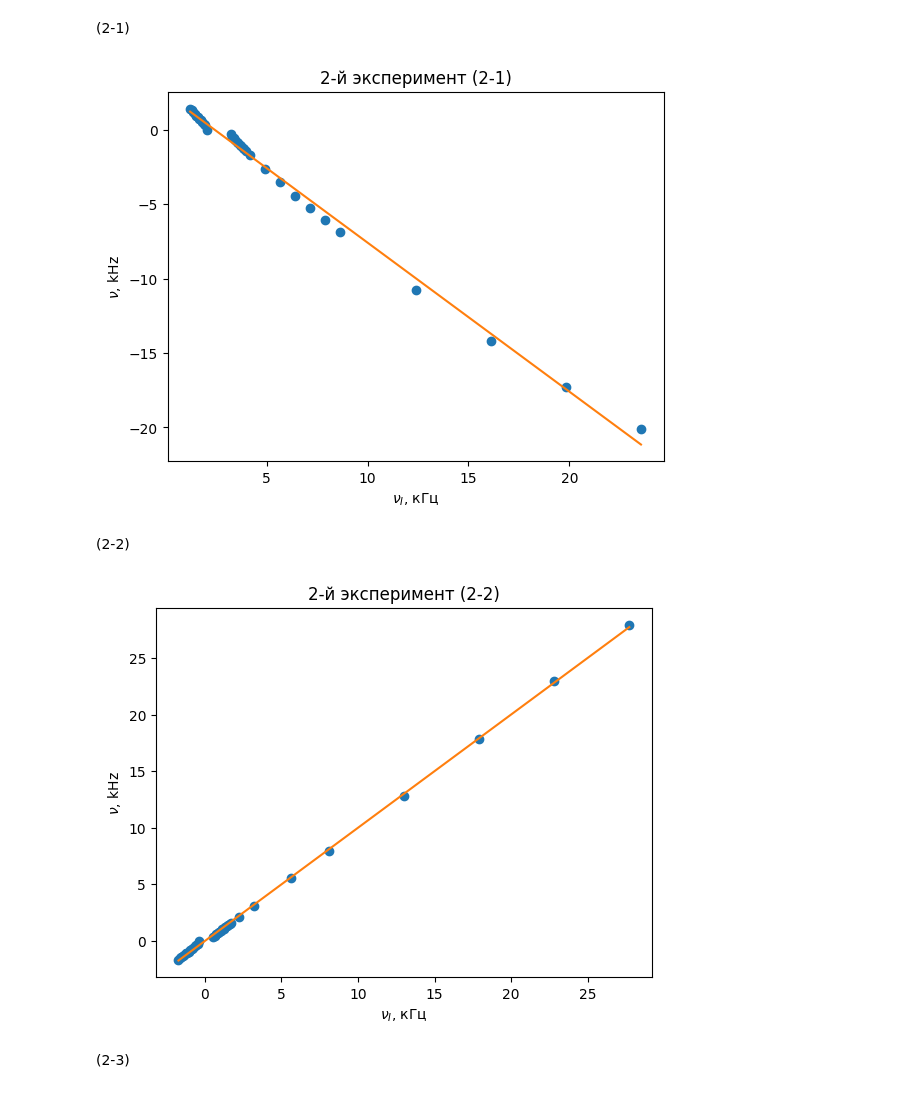
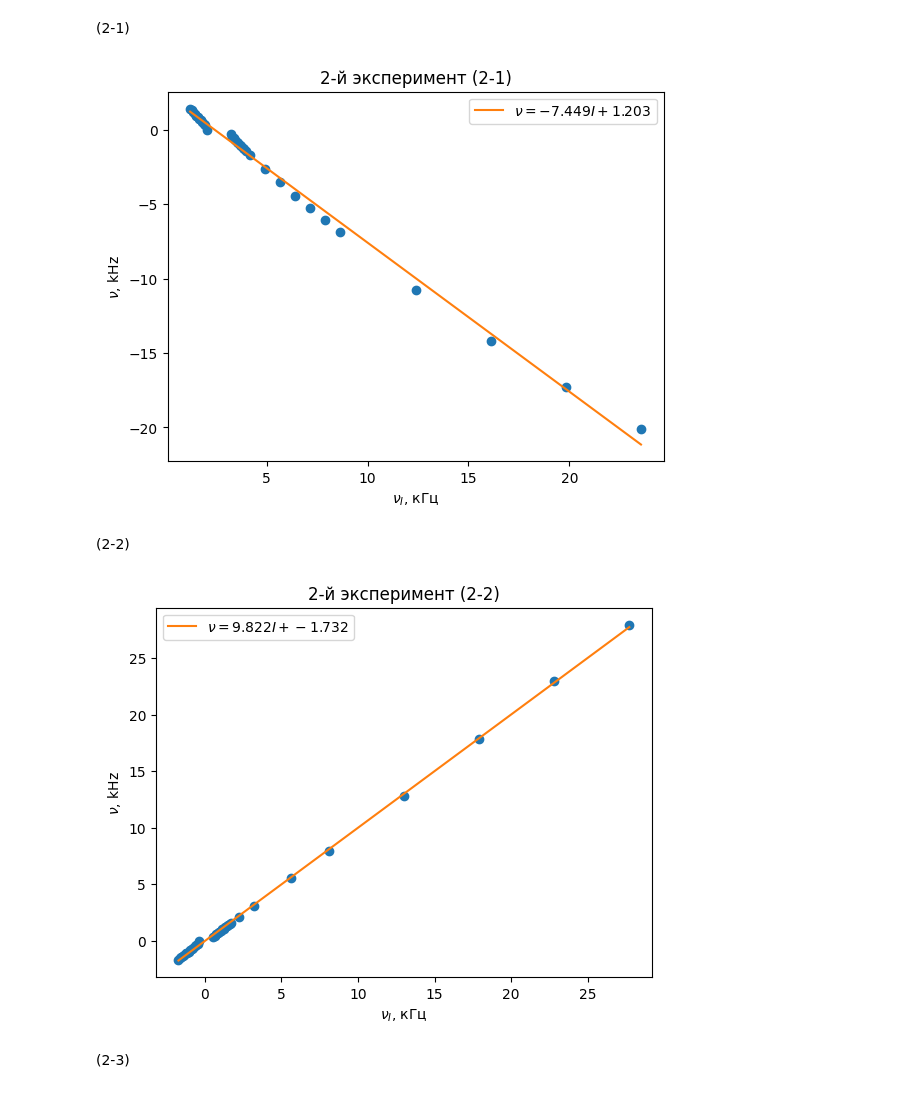
Before and after one commit to MikhailGovgolenko/Multiple-choice-question, a Jupyter notebook: calc.ipynb, the cells around one changed output. Cells and saved outputs as stored; diff of their text form; code cells hidden in the pictures.

```diff
--- a/calc.ipynb
+++ b/calc.ipynb
@@ -30,29 +30,29 @@ $\lambda=633$ нм
 # %%
 import numpy as np
 import matplotlib.pyplot as plt
 
 data = np.loadtxt("data/exp2-1.csv", delimiter=",", skiprows=1)
 
 I = data[:, 0]
 nu = data[:, 1]
 
 # аппроксимация прямой
 a, b = np.polyfit(I, nu, 1)
 
 # значения для линии
 I_fit = np.linspace(I.min(), I.max(), 200)
 nu_fit = a * I_fit + b
 
 plt.title("2-й эксперимент (2-1)")
 plt.plot(-a * I + b, nu, marker='o', linestyle='')
 plt.plot(-a * I_fit + b, nu_fit, '-', label=f"$\\nu = {a:.3f} I + {b:.3f}$")
 plt.xlabel(r"$\nu_I$, кГц")
 plt.ylabel(r"$\nu$, kHz")
 
-
+plt.legend()
 plt.show()
 # %% [output]
-[figure, old version]
+[figure, new version]
 # %% [markdown]
 (2-2)
 # %%
@@ -77,10 +77,10 @@ plt.plot(a *I_fit + b, nu_fit, '-', label=f"$\\nu = {a:.3f} I + {b:.3f}$")
 plt.xlabel(r"$\nu_I$, кГц")
 plt.ylabel(r"$\nu$, kHz")
 
-
+plt.legend()
 plt.show()
 # %% [output]
-[figure, old version]
+[figure, new version]
 # %% [markdown]
 (2-3)
 # %%
```
Also changed, not shown: parts of 2 cells of this notebook.
